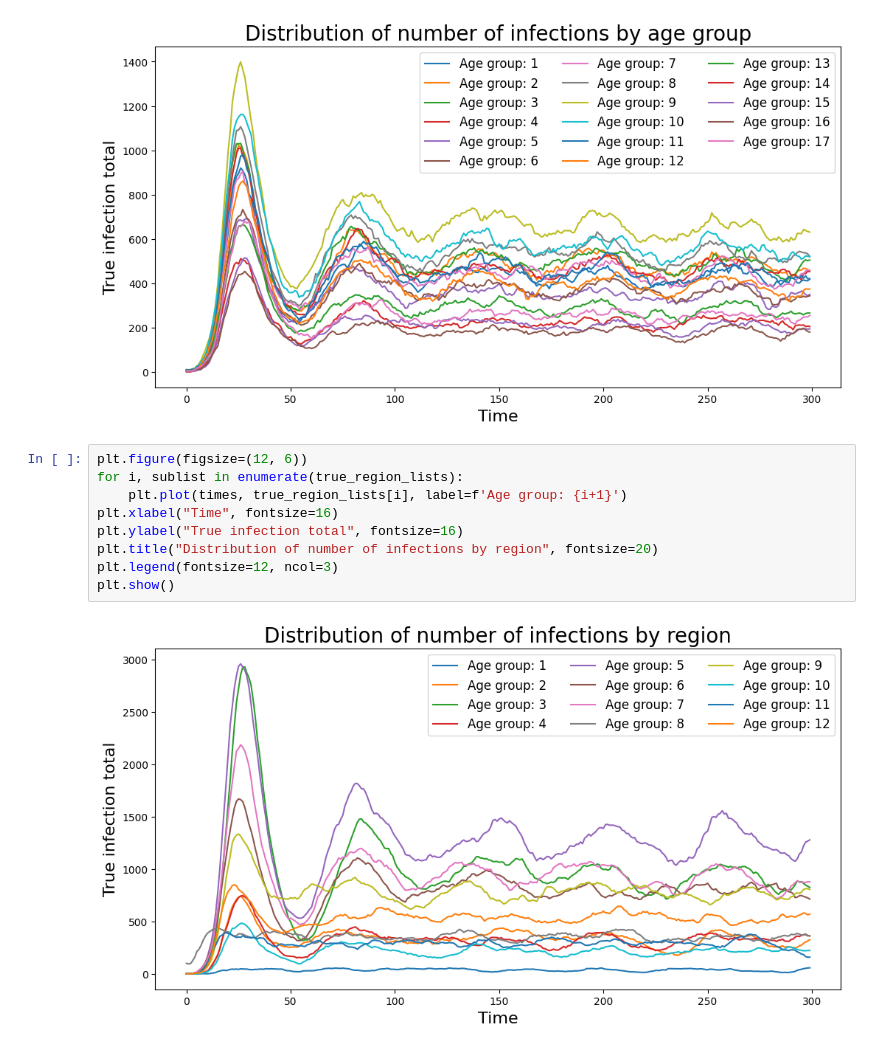
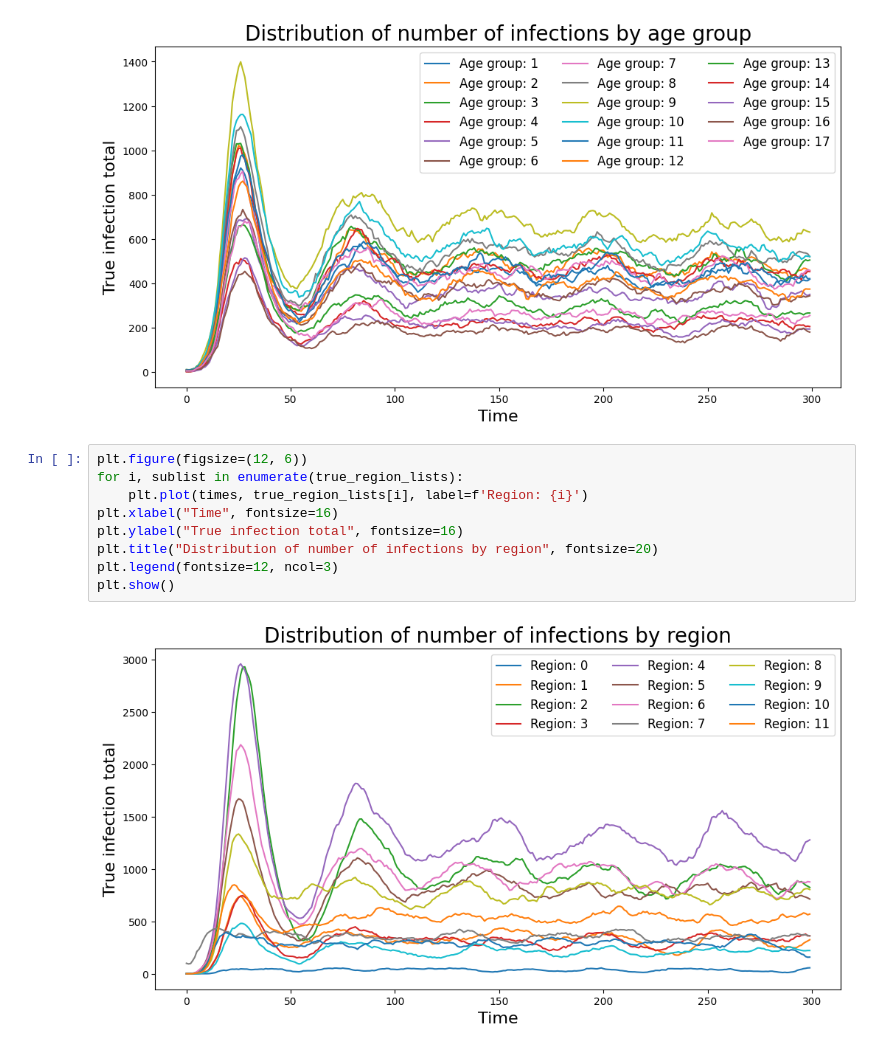
Before and after one commit to SABS-R3-Epidemiology/EpiOS, a Jupyter notebook: stratified_random/stratified_predictions.ipynb, the cells around one changed output. Drawn from its saved outputs; the diff is of its cells as text.

Commit message:
Plot label update

```diff
--- a/stratified_random/stratified_predictions.ipynb
+++ b/stratified_random/stratified_predictions.ipynb
@@ -795,11 +795,11 @@ plt.show()
 # %%
 plt.figure(figsize=(12, 6))
 for i, sublist in enumerate(true_region_lists):
-    plt.plot(times, true_region_lists[i], label=f'Age group: {i+1}')
+    plt.plot(times, true_region_lists[i], label=f'Region: {i}')
 plt.xlabel("Time", fontsize=16)
 plt.ylabel("True infection total", fontsize=16)
 plt.title("Distribution of number of infections by region", fontsize=20)
 plt.legend(fontsize=12, ncol=3)
 plt.show()
 # %% [output]
-[figure, old version]
+[figure, new version]
```
